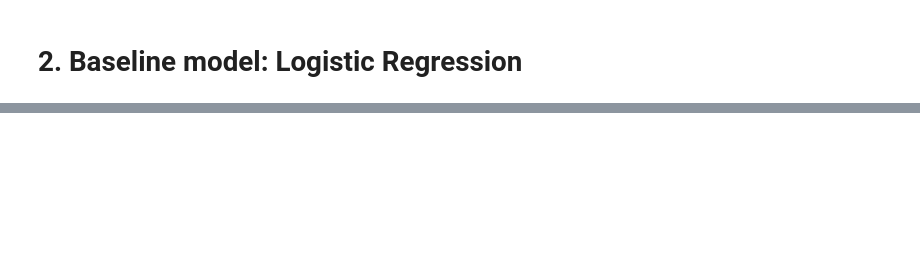
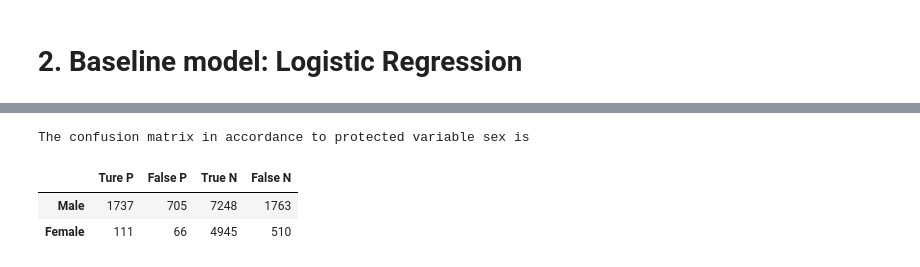
Before and after one commit to Hydracerynitis/Fairness-Metrics-Research, a Jupyter notebook: Adult experiment.ipynb, the cells around one changed output, grey strips where cells are left out. Saved outputs shown, nothing was run; the diff lists cells and outputs as text; code cells hidden in the pictures; blank space fills up the shorter version.

Commit message:
Baseline Model
Train baseline logistic regression model on Adult database, and calculate its fairness metrics based on its prediction

```diff
--- a/Adult experiment.ipynb
+++ b/Adult experiment.ipynb
@@ -156,2 +238,11 @@ plt.show()
+# %%
+fairness_analysis=test_set.copy()[[age_column,race_column,sex_column,label_column]]
+#Extract protected varaible values and label values for fairness analysis
 # %% [markdown]
 # 2. Baseline model: Logistic Regression
+# %%
+train_X=train_set.drop("income",axis=1)
+train_Y=train_set["income"]
+
+baseline=LogisticRegression(max_iter=1000)
+baseline.fit(train_X,train_Y)
@@ -157,0 +253,21 @@ plt.show()
+# %%
+test_X=test_set.drop(label_column,axis=1)
+
+pred=baseline.predict(test_X)
+baseline_fairness=fairness_analysis.copy()
+baseline_fairness[predict_column]=pd.Series(pred,index=test_X.index)
+# %%
+def get_confusion_matrix(df,filter, value):
+    true_p,fales_p,true_n,false_n=0,0,0,0
+    for index,row in df.loc[filter(df)].iterrows():
+        if row[predict_column]==1:
+            if row[label_column]==0:
+                fales_p+=1
+            if row[label_column]==1:
+                true_p+=1
+        if row[predict_column]==0:
+            if row[label_column]==0:
+                true_n+=1
+            if row[label_column]==1:
+                false_n+=1
+    return pd.Series([true_p,fales_p,true_n,false_n],index=["Ture P","False P","True N","False N"],name=value)
@@ -157,0 +290,16 @@ plt.show()
+# %%
+def male(df):
+    return df[sex_column]==1
+def female(df):
+    return df[sex_column]==0
+
+previlleged_confusion=get_confusion_matrix(baseline_fairness,male,"Male")
+unprevilleged_confusion=get_confusion_matrix(baseline_fairness,female,"Female")
+sex_confusion=pd.DataFrame([previlleged_confusion,unprevilleged_confusion])
+print("The confusion matrix in accordance to protected variable sex is")
+display(sex_confusion)
+# %% [output]
+The confusion matrix in accordance to protected variable sex is
+|  | Ture P | False P | True N | False N |
+| Male | 1737 | 705 | 7248 | 1763 |
+| Female | 111 | 66 | 4945 | 510 |
```
Also changed, not shown: parts of 18 cells of this notebook, 1 other file.
